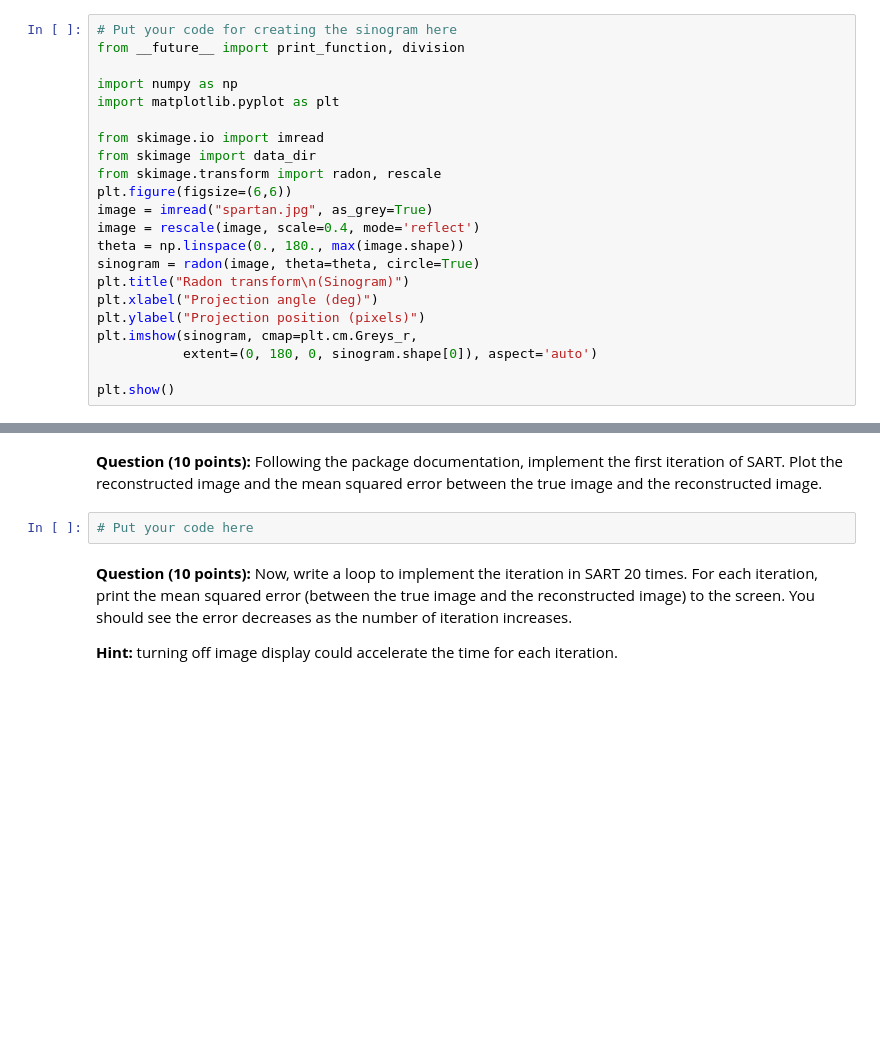
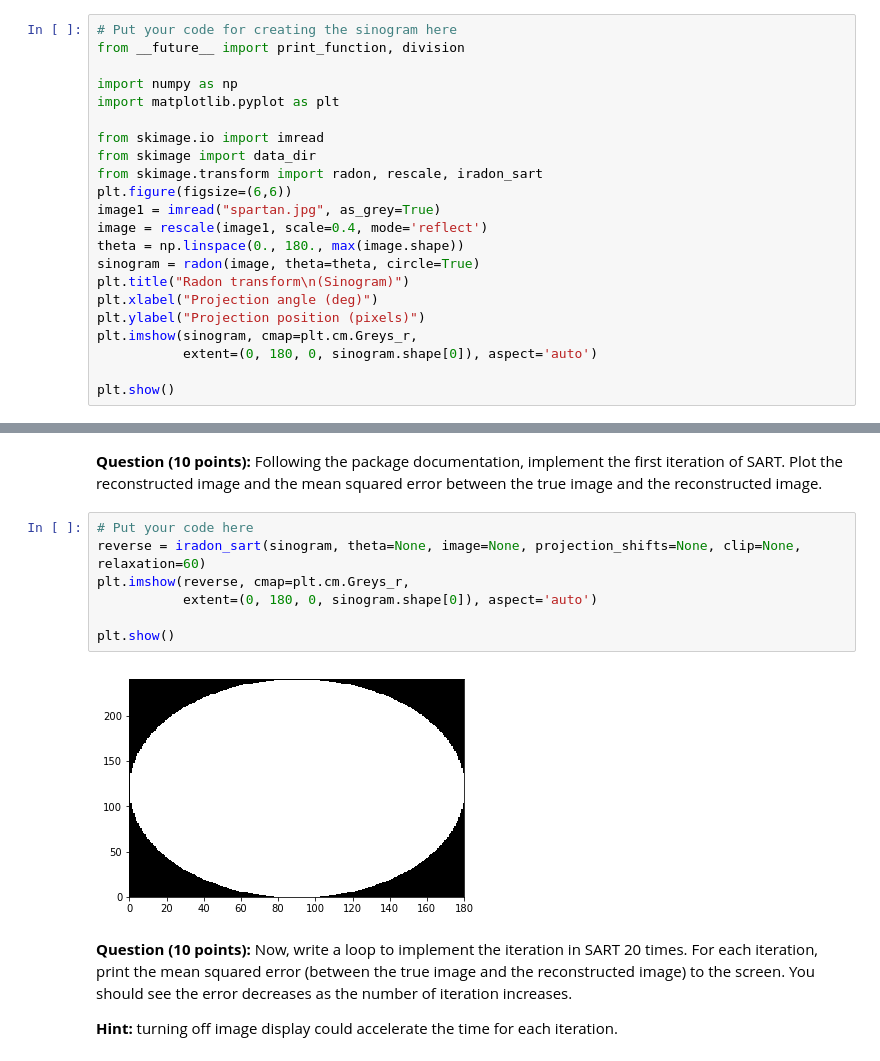
Before and after one commit to wanggua8/Midterm, a Jupyter notebook: CMSE202_Midterm_GuangranWang.ipynb, the cells around one changed output, grey strips where cells are left out. Drawn from its saved outputs; the diff is of its cells as text; blank space fills up the shorter version.

```diff
--- a/CMSE202_Midterm_GuangranWang.ipynb
+++ b/CMSE202_Midterm_GuangranWang.ipynb
@@ -98,10 +98,10 @@ import matplotlib.pyplot as plt
 
 from skimage.io import imread
 from skimage import data_dir
-from skimage.transform import radon, rescale
+from skimage.transform import radon, rescale, iradon_sart
 plt.figure(figsize=(6,6))
-image = imread("spartan.jpg", as_grey=True)
-image = rescale(image, scale=0.4, mode='reflect')
+image1 = imread("spartan.jpg", as_grey=True)
+image = rescale(image1, scale=0.4, mode='reflect')
 theta = np.linspace(0., 180., max(image.shape))
 sinogram = radon(image, theta=theta, circle=True)
 plt.title("Radon transform\n(Sinogram)")
@@ -124,8 +124,15 @@ plt.show()
 In a real CT scan, one has no access to the true image but only to its sinogram, thus the ultimate goal in a CT scan is to reconstruct the image from its sinogram. The reconstruction can be achieved in a variety of approaches. One of them is an iterative algorithm known as the Simultaneous Algebraic Reconstruction Techinque (SART). If you have found the correct Python package for the Radon transform, it should include the SART algorithm as well. If the package you found doesn't have the SART algorithm, you may need to find a different package for this part of the exam.
 # %% [markdown]
 **Question (10 points):**  Following the package documentation, implement the first iteration of SART. Plot the reconstructed image and the mean squared error between the true image and the reconstructed image.
-# %%
-# Put your code here
+# %%
+# Put your code here
+reverse = iradon_sart(sinogram, theta=None, image=None, projection_shifts=None, clip=None, relaxation=60)
+plt.imshow(reverse, cmap=plt.cm.Greys_r,
+           extent=(0, 180, 0, sinogram.shape[0]), aspect='auto')
+
+plt.show()
+# %% [output]
+[figure, added]
 # %% [markdown]
 **Question (10 points):**  Now, write a loop to implement the iteration in SART 20 times. For each iteration, print the mean squared error (between the true image and the reconstructed image) to the screen. You should see the error decreases as the number of iteration increases.
 
```
